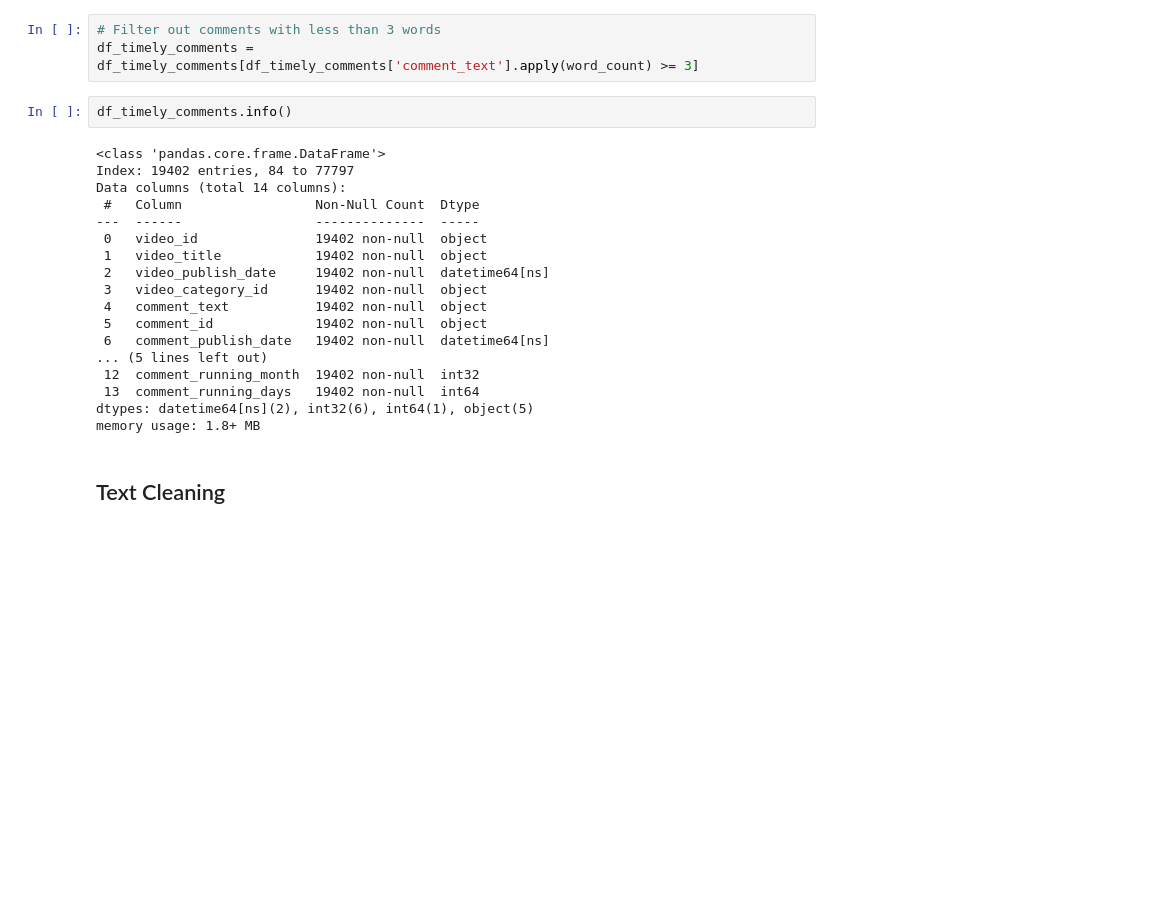
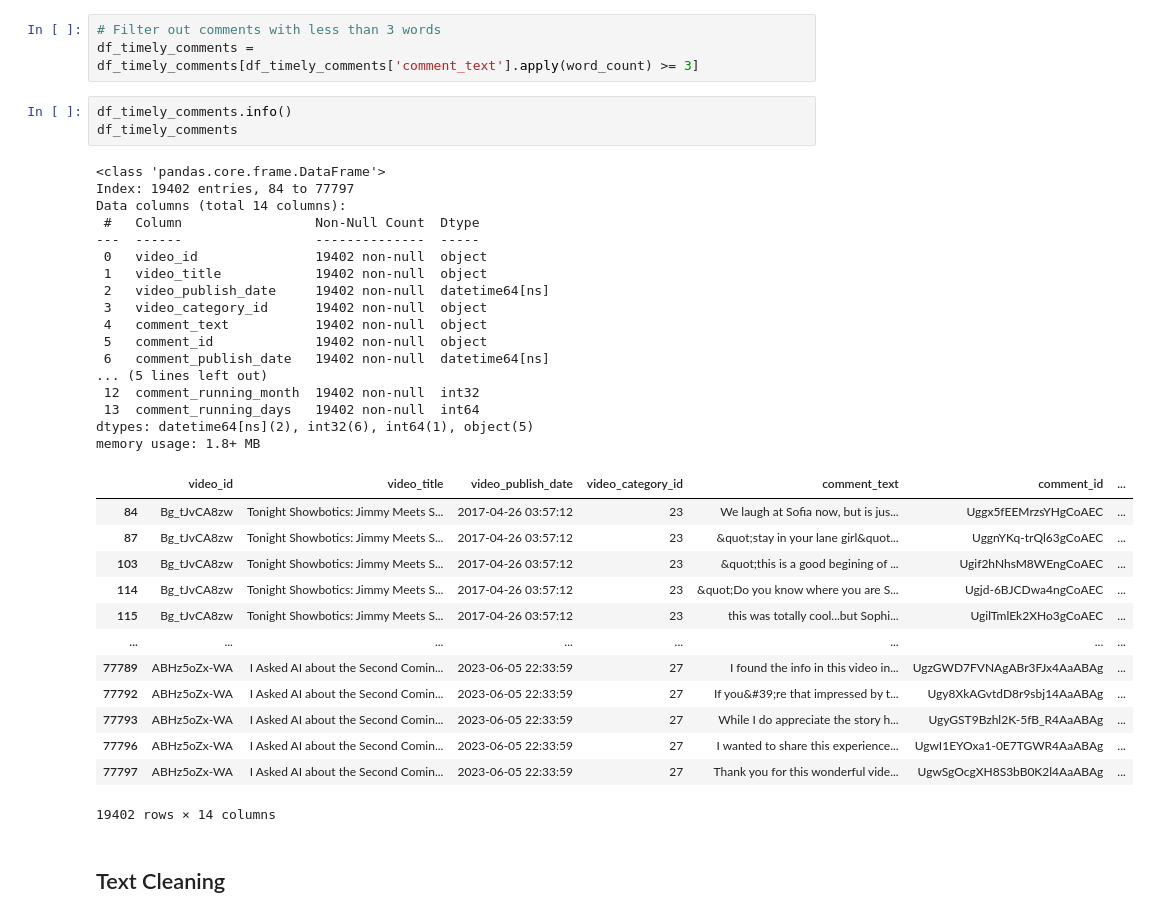
Before and after one commit to lorenzobehna/Social-Computing_Final-Project, a Jupyter notebook: code/data_filtering_and_cleaning.ipynb, the cells around one changed output. Saved outputs shown, nothing was run; the diff lists cells and outputs as text; blank space fills up the shorter version.

Commit message:
working on text cleaning

```diff
--- a/code/data_filtering_and_cleaning.ipynb
+++ b/code/data_filtering_and_cleaning.ipynb
@@ -48,24 +48,38 @@ def word_count(text):
 df_timely_comments = df_timely_comments[df_timely_comments['comment_text'].apply(word_count) >= 3]
 # %%
 df_timely_comments.info()
+df_timely_comments
 # %% [output]
 <class 'pandas.core.frame.DataFrame'>
 Index: 19402 entries, 84 to 77797
 Data columns (total 14 columns):
  #   Column                 Non-Null Count  Dtype
 ---  ------                 --------------  -----
  0   video_id               19402 non-null  object
  1   video_title            19402 non-null  object
  2   video_publish_date     19402 non-null  datetime64[ns]
  3   video_category_id      19402 non-null  object
  4   comment_text           19402 non-null  object
  5   comment_id             19402 non-null  object
  6   comment_publish_date   19402 non-null  datetime64[ns]
 ... (5 lines left out)
  12  comment_running_month  19402 non-null  int32
  13  comment_running_days   19402 non-null  int64
 dtypes: datetime64[ns](2), int32(6), int64(1), object(5)
 memory usage: 1.8+ MB
+|  | video_id | video_title | video_publish_date | video_category_id | comment_text | comment_id | ... |
+| 84 | Bg_tJvCA8zw | Tonight Showbotics: Jimmy Meets S... | 2017-04-26 03:57:12 | 23 | We laugh at Sofia now, but is jus... | Uggx5fEEMrzsYHgCoAEC | ... |
+| 87 | Bg_tJvCA8zw | Tonight Showbotics: Jimmy Meets S... | 2017-04-26 03:57:12 | 23 | &quot;stay in your lane girl&quot... | UggnYKq-trQl63gCoAEC | ... |
+| 103 | Bg_tJvCA8zw | Tonight Showbotics: Jimmy Meets S... | 2017-04-26 03:57:12 | 23 | &quot;this is a good begining of ... | Ugif2hNhsM8WEngCoAEC | ... |
+| 114 | Bg_tJvCA8zw | Tonight Showbotics: Jimmy Meets S... | 2017-04-26 03:57:12 | 23 | &quot;Do you know where you are S... | Ugjd-6BJCDwa4ngCoAEC | ... |
+| 115 | Bg_tJvCA8zw | Tonight Showbotics: Jimmy Meets S... | 2017-04-26 03:57:12 | 23 | this was totally cool...but Sophi... | UgilTmlEk2XHo3gCoAEC | ... |
+| ... | ... | ... | ... | ... | ... | ... | ... |
+| 77789 | ABHz5oZx-WA | I Asked AI about the Second Comin... | 2023-06-05 22:33:59 | 27 | I found the info in this video in... | UgzGWD7FVNAgABr3FJx4AaABAg | ... |
+| 77792 | ABHz5oZx-WA | I Asked AI about the Second Comin... | 2023-06-05 22:33:59 | 27 | If you&#39;re that impressed by t... | Ugy8XkAGvtdD8r9sbj14AaABAg | ... |
+| 77793 | ABHz5oZx-WA | I Asked AI about the Second Comin... | 2023-06-05 22:33:59 | 27 | While I do appreciate the story h... | UgyGST9Bzhl2K-5fB_R4AaABAg | ... |
+| 77796 | ABHz5oZx-WA | I Asked AI about the Second Comin... | 2023-06-05 22:33:59 | 27 | I wanted to share this experience... | UgwI1EYOxa1-0E7TGWR4AaABAg | ... |
+| 77797 | ABHz5oZx-WA | I Asked AI about the Second Comin... | 2023-06-05 22:33:59 | 27 | Thank you for this wonderful vide... | UgwSgOcgXH8S3bB0K2l4AaABAg | ... |
+19402 rows × 14 columns
 # %% [markdown]
 ## Text Cleaning
 # %%
```
Also changed, not shown: parts of 11 cells of this notebook.
